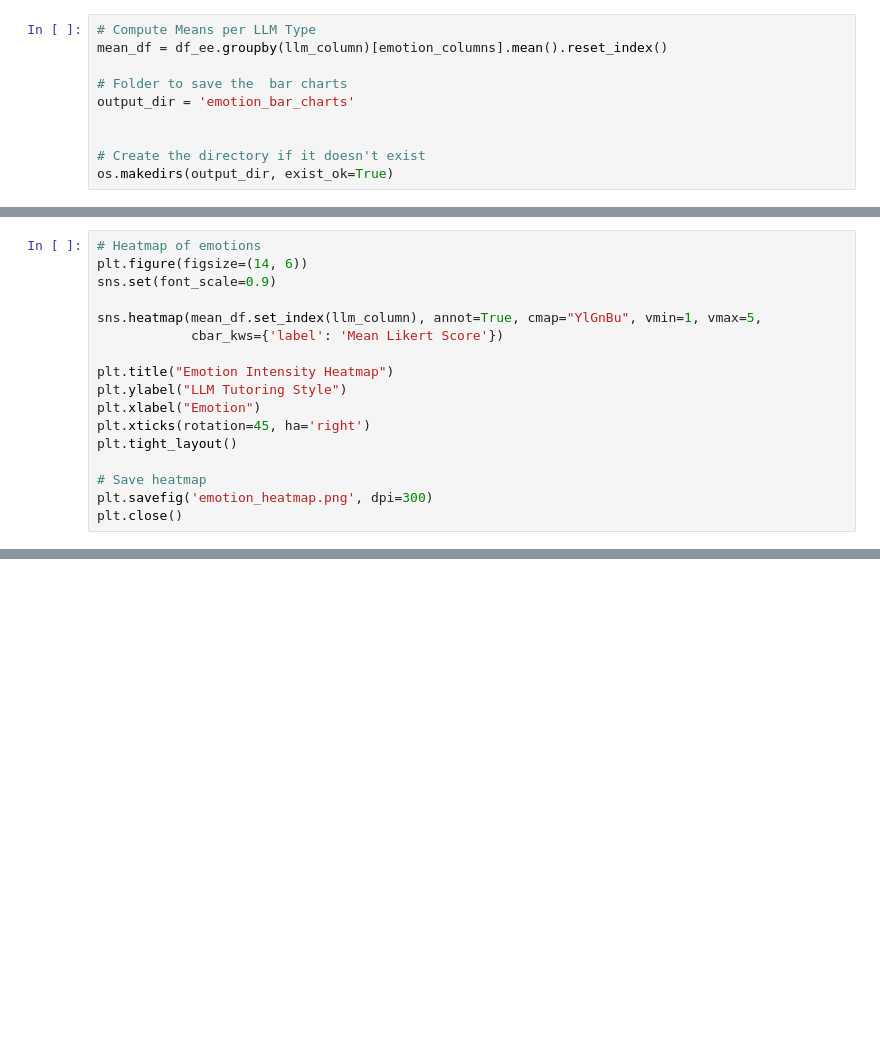
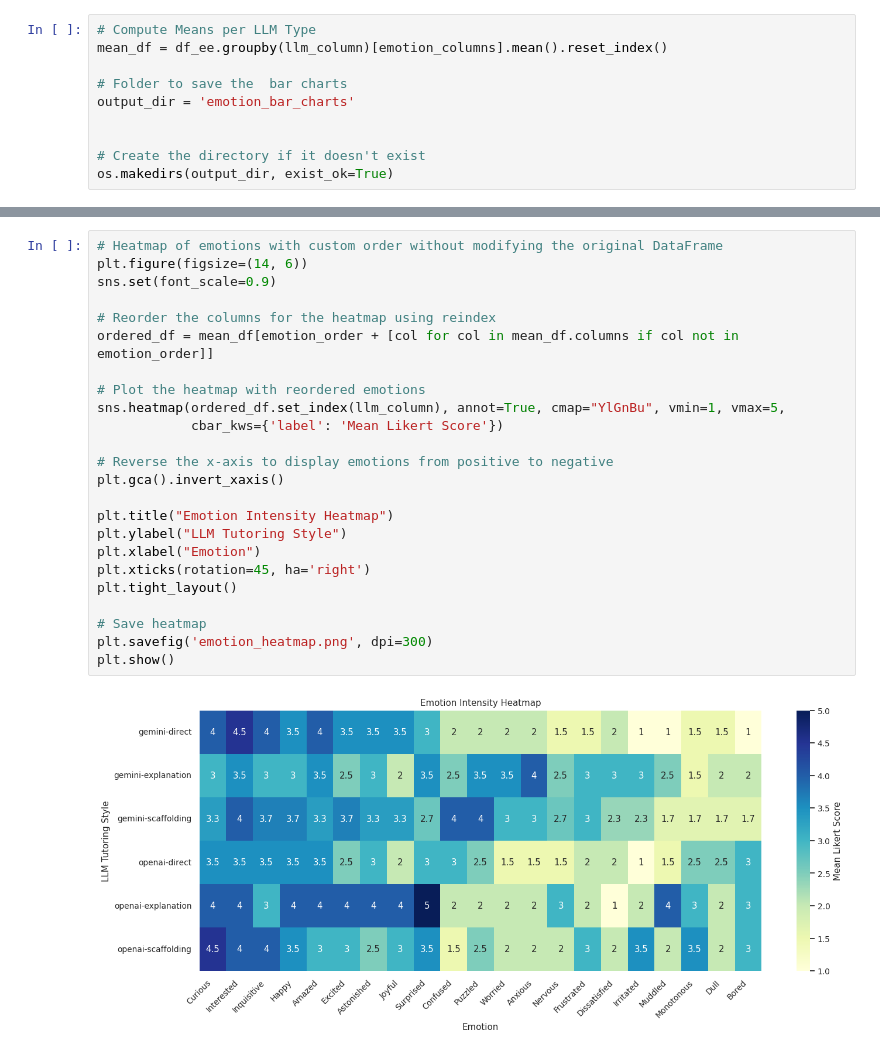
Before and after one commit to ahmedibra2/AI-Tutoring-Data-Analysis, a Jupyter notebook: data_analysis.ipynb, the cells around one changed output, grey strips where cells are left out. Saved outputs shown, nothing was run; the diff lists cells and outputs as text; blank space fills up the shorter version.

Commit message:
Enhanced emotional data and added part of PSSUQ

```diff
--- a/data_analysis.ipynb
+++ b/data_analysis.ipynb
@@ -37,19 +44,2 @@ for emotion in emotion_columns:
     plt.savefig(os.path.join(output_dir, f"{emotion}_bar_chart.png"))
     plt.close()
-# %%
-# Heatmap of emotions
-plt.figure(figsize=(14, 6))
-sns.set(font_scale=0.9)
-
-sns.heatmap(mean_df.set_index(llm_column), annot=True, cmap="YlGnBu", vmin=1, vmax=5,
-            cbar_kws={'label': 'Mean Likert Score'})
-
-plt.title("Emotion Intensity Heatmap")
-plt.ylabel("LLM Tutoring Style")
-plt.xlabel("Emotion")
-plt.xticks(rotation=45, ha='right')
-plt.tight_layout()
-
-# Save heatmap
-plt.savefig('emotion_heatmap.png', dpi=300)
-plt.close()
@@ -98,0 +46,26 @@ for style in styles:
+# %%
+# Heatmap of emotions with custom order without modifying the original DataFrame
+plt.figure(figsize=(14, 6))
+sns.set(font_scale=0.9)
+
+# Reorder the columns for the heatmap using reindex
+ordered_df = mean_df[emotion_order + [col for col in mean_df.columns if col not in emotion_order]]
+
+# Plot the heatmap with reordered emotions
+sns.heatmap(ordered_df.set_index(llm_column), annot=True, cmap="YlGnBu", vmin=1, vmax=5,
+            cbar_kws={'label': 'Mean Likert Score'})
+
+# Reverse the x-axis to display emotions from positive to negative
+plt.gca().invert_xaxis()
+
+plt.title("Emotion Intensity Heatmap")
+plt.ylabel("LLM Tutoring Style")
+plt.xlabel("Emotion")
+plt.xticks(rotation=45, ha='right')
+plt.tight_layout()
+
+# Save heatmap
+plt.savefig('emotion_heatmap.png', dpi=300)
+plt.show()
+# %% [output]
+[figure, added]
```
Also changed, not shown: parts of 5 cells of this notebook, 7 other files.
